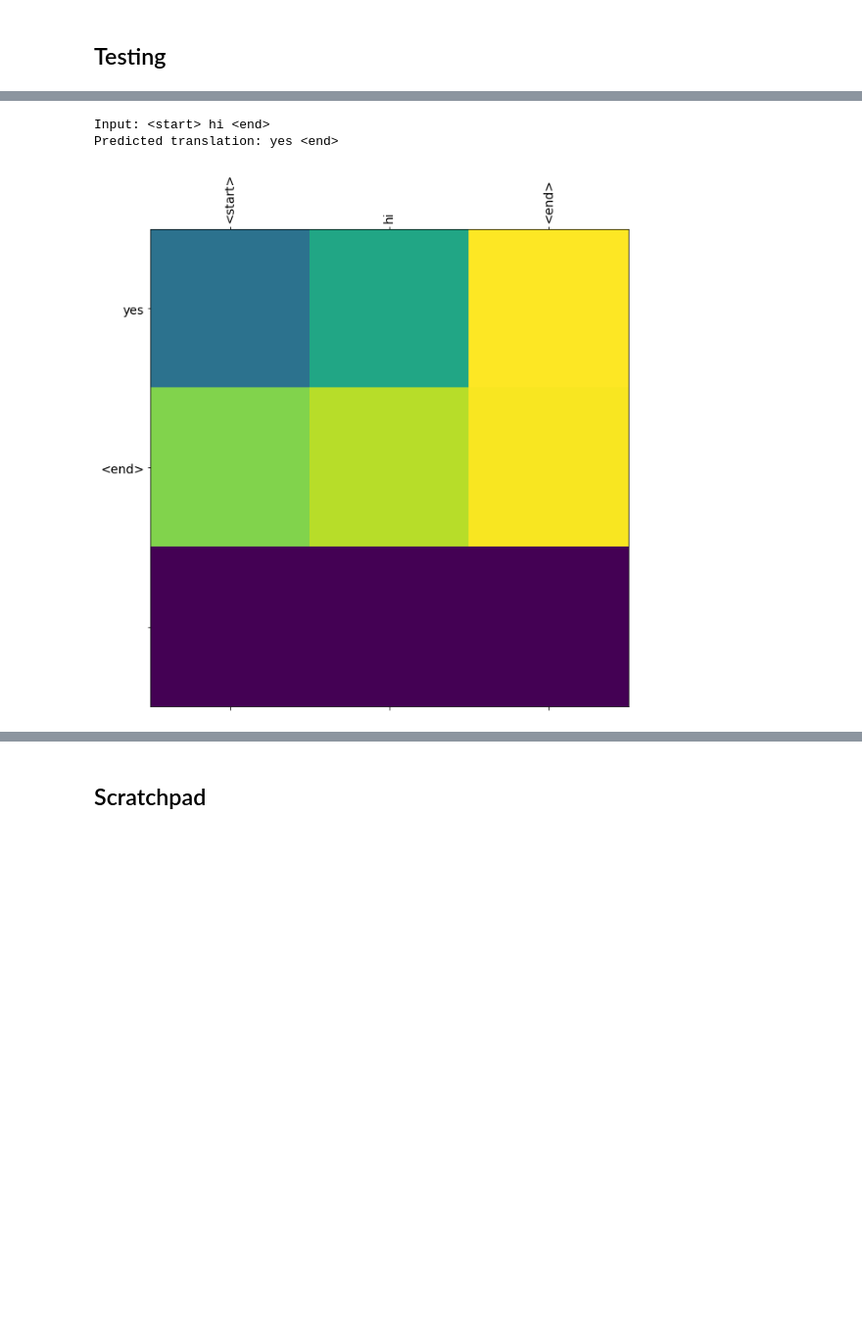
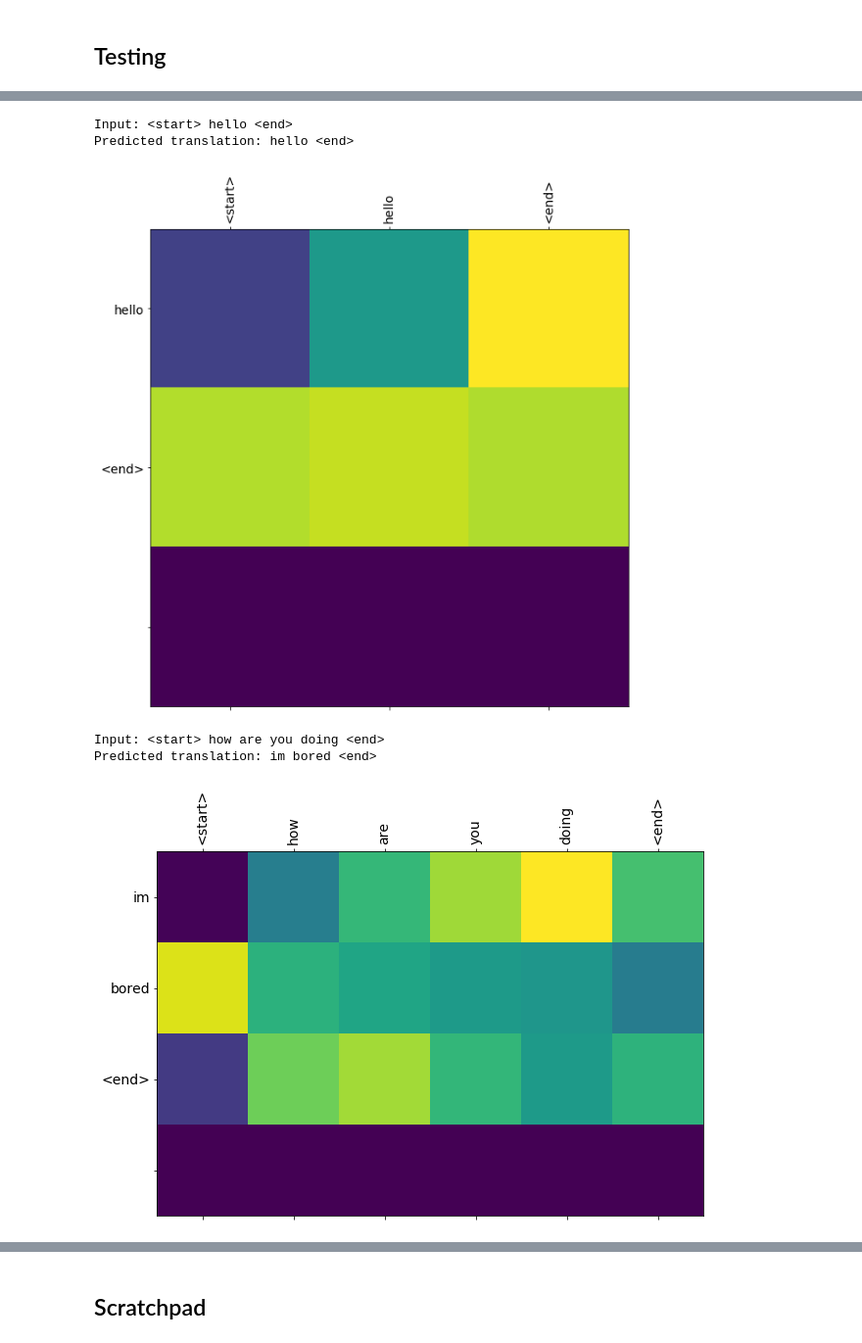
Before and after one commit to nabacg/aml-nlp-notes, a Jupyter notebook: language-model/seq2seq-lang-model.ipynb, the cells around one changed output, grey strips where cells are left out. Shown at 98% size. Cells and saved outputs as stored; diff of their text form; code cells hidden in the pictures; blank space fills up the shorter version.

```diff
--- a/language-model/seq2seq-lang-model.ipynb
+++ b/language-model/seq2seq-lang-model.ipynb
@@ -483,7 +570,13 @@ checkpoint.restore(tf.train.latest_checkpoint(checkpoint_dir))
 # %%
-answer('hi', encoder, decoder, dict_index, max_length_targ)
+answer('Hello', encoder, decoder, dict_index, max_length_targ)
 # %% [output]
-Input: <start> hi <end>
-Predicted translation: yes <end>
+Input: <start> hello <end>
+Predicted translation: hello <end>
-[figure, old version]
+[figure, new version]
+# %%
+answer('How are you doing', encoder, decoder, dict_index, max_length_targ)
+# %% [output]
+Input: <start> how are you doing <end>
+Predicted translation: im bored <end>
+[figure, added]
 # %%
```
Also changed, not shown: parts of 13 cells of this notebook.
